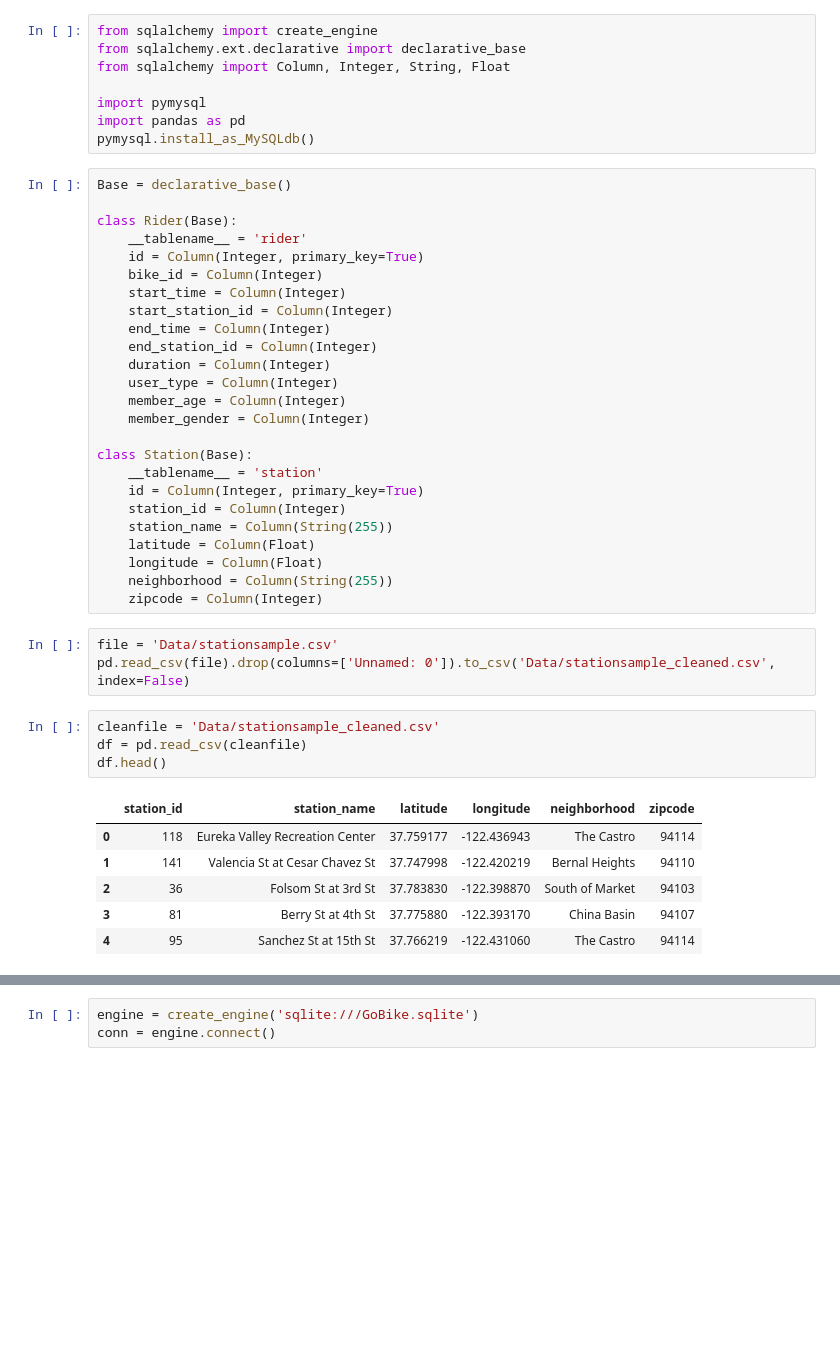
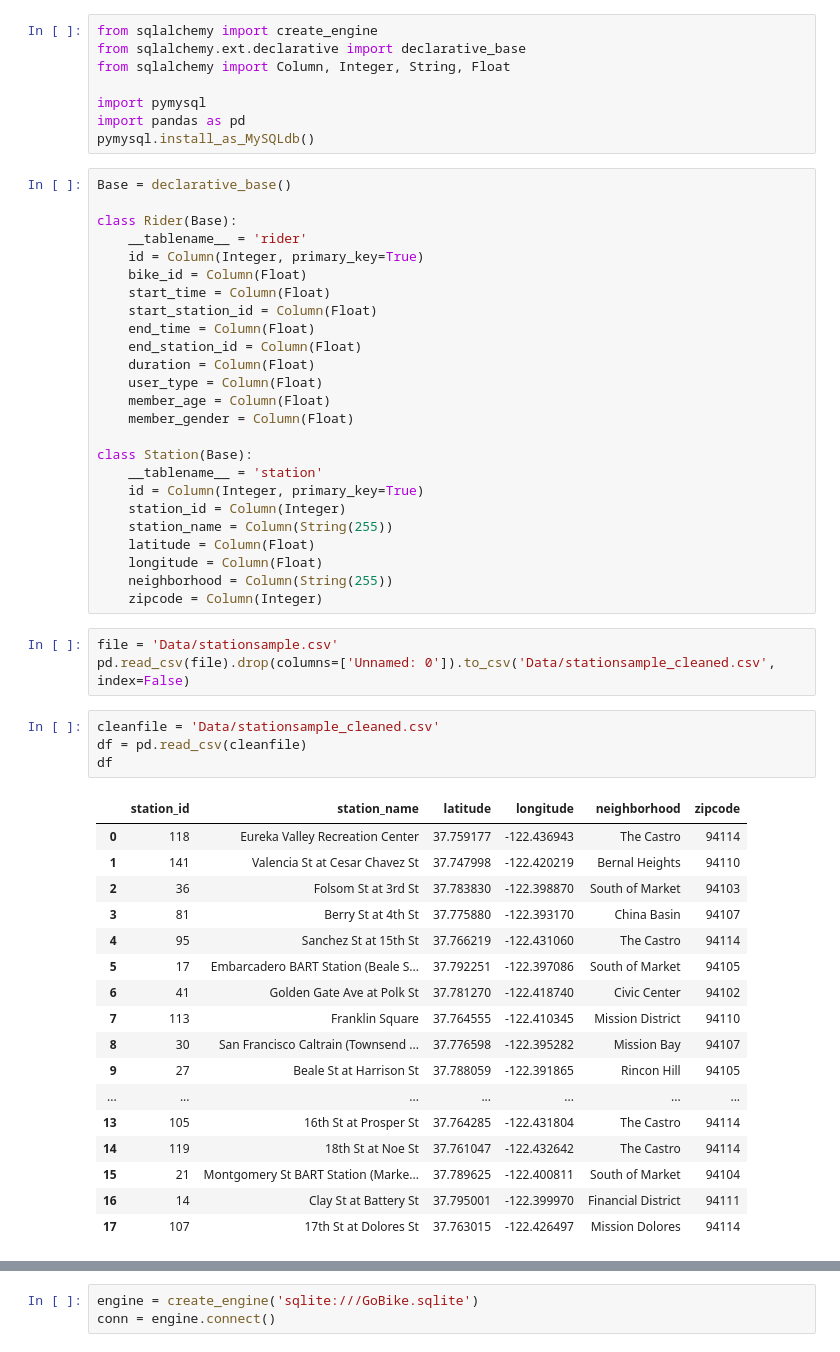
Before and after one commit to jjahn0/SQLalchemy_practice, a Jupyter notebook: SQL_gobike.ipynb, the cells around one changed output, grey strips where cells are left out. Saved outputs shown, nothing was run; the diff lists cells and outputs as text; blank space fills up the shorter version.

```diff
--- a/SQL_gobike.ipynb
+++ b/SQL_gobike.ipynb
@@ -12,15 +12,15 @@ Base = declarative_base()
 class Rider(Base):
     __tablename__ = 'rider'
     id = Column(Integer, primary_key=True)
-    bike_id = Column(Integer)
-    start_time = Column(Integer)
-    start_station_id = Column(Integer)
-    end_time = Column(Integer)
-    end_station_id = Column(Integer)
-    duration = Column(Integer)
-    user_type = Column(Integer)
-    member_age = Column(Integer)
-    member_gender = Column(Integer)
+    bike_id = Column(Float)
+    start_time = Column(Float)
+    start_station_id = Column(Float)
+    end_time = Column(Float)
+    end_station_id = Column(Float)
+    duration = Column(Float)
+    user_type = Column(Float)
+    member_age = Column(Float)
+    member_gender = Column(Float)
 
 class Station(Base):
     __tablename__ = 'station'
@@ -37,11 +37,22 @@ pd.read_csv(file).drop(columns=['Unnamed: 0']).to_csv('Data/stationsample_cleane
 # %%
 cleanfile = 'Data/stationsample_cleaned.csv'
 df = pd.read_csv(cleanfile)
-df.head()
+df
 # %% [output]
 |  | station_id | station_name | latitude | longitude | neighborhood | zipcode |
 | 0 | 118 | Eureka Valley Recreation Center | 37.759177 | -122.436943 | The Castro | 94114 |
 | 1 | 141 | Valencia St at Cesar Chavez St | 37.747998 | -122.420219 | Bernal Heights | 94110 |
 | 2 | 36 | Folsom St at 3rd St | 37.783830 | -122.398870 | South of Market | 94103 |
 | 3 | 81 | Berry St at 4th St | 37.775880 | -122.393170 | China Basin | 94107 |
 | 4 | 95 | Sanchez St at 15th St | 37.766219 | -122.431060 | The Castro | 94114 |
+| 5 | 17 | Embarcadero BART Station (Beale S... | 37.792251 | -122.397086 | South of Market | 94105 |
+| 6 | 41 | Golden Gate Ave at Polk St | 37.781270 | -122.418740 | Civic Center | 94102 |
+| 7 | 113 | Franklin Square | 37.764555 | -122.410345 | Mission District | 94110 |
+| 8 | 30 | San Francisco Caltrain (Townsend ... | 37.776598 | -122.395282 | Mission Bay | 94107 |
+| 9 | 27 | Beale St at Harrison St | 37.788059 | -122.391865 | Rincon Hill | 94105 |
+| ... | ... | ... | ... | ... | ... | ... |
+| 13 | 105 | 16th St at Prosper St | 37.764285 | -122.431804 | The Castro | 94114 |
+| 14 | 119 | 18th St at Noe St | 37.761047 | -122.432642 | The Castro | 94114 |
+| 15 | 21 | Montgomery St BART Station (Marke... | 37.789625 | -122.400811 | South of Market | 94104 |
+| 16 | 14 | Clay St at Battery St | 37.795001 | -122.399970 | Financial District | 94111 |
+| 17 | 107 | 17th St at Dolores St | 37.763015 | -122.426497 | Mission Dolores | 94114 |
```
Also changed, not shown: parts of 15 cells of this notebook, 5 other files.
